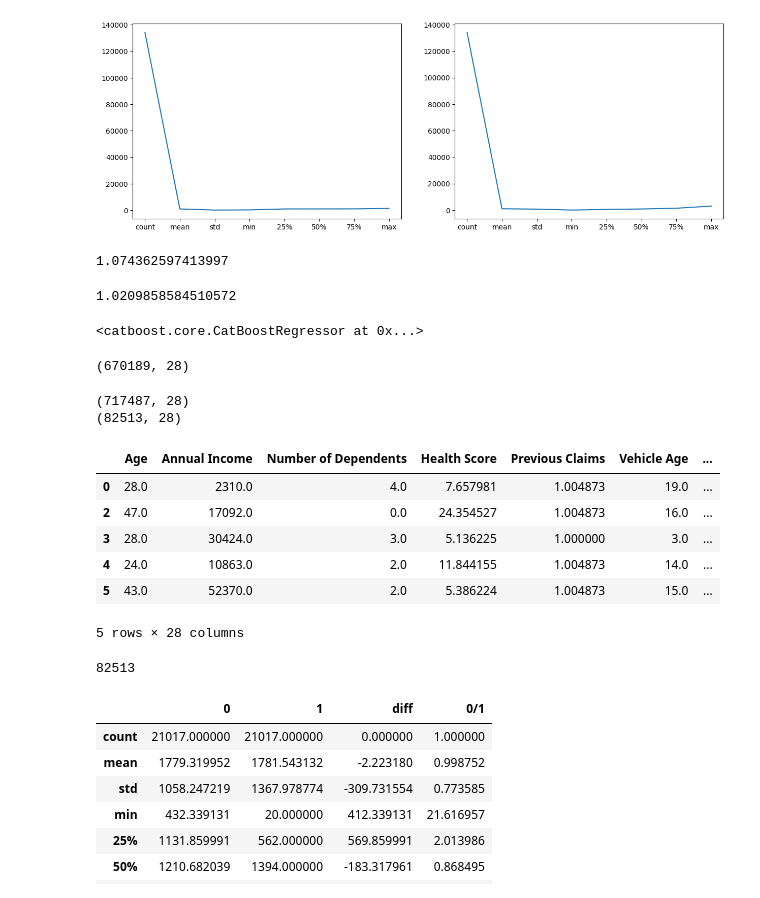
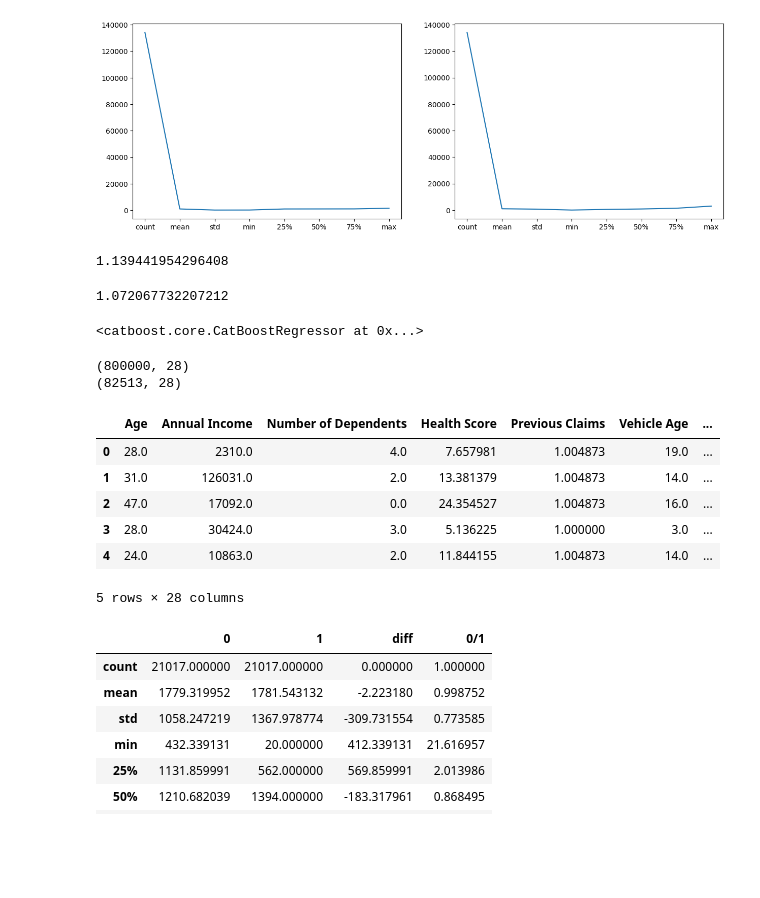
Before and after one commit to yash-meshram/Insurance-Premium, a Jupyter notebook: insurance-premium.ipynb, the cells around one changed output. Cells and saved outputs as stored; diff of their text form; code cells hidden in the pictures; blank space fills up the shorter version.

```diff
--- a/insurance-premium.ipynb
+++ b/insurance-premium.ipynb
@@ -201,10 +130,17 @@ model3 = PolynomialFeatures(degree=4)
 model4 = CatBoostRegressor(
                             # iterations=1000,
                             learning_rate=0.01,
-                            depth = 9,
+                            depth = 14,
                             n_estimators = 1000,
                             verbose = False
 )
+model4_2 = CatBoostRegressor(
+                            # iterations=1000,
+                            learning_rate=0.01,
+                            depth = 14,
+                            n_estimators = 1000,
+                            verbose = False
+)
 # %%
 x_train = model3.fit_transform(x_train)
 x_test = model3.fit_transform(x_test)
@@ -254,61 +190,55 @@ plt.plot(df_pred[1][:1000])
 # %%
 rmsle(y_pred, y_test)
 # %% [output]
-1.074362597413997
+1.139441954296408
 # %%
-rmsle(y_pred-219.25, y_test)
+rmsle(y_pred-270, y_test)
 # %% [output]
-1.0209858584510572
+1.072067732207212
 # %%
 model.fit(x, y)
 # %% [output]
 <catboost.core.CatBoostRegressor at 0x...>
-# %%
-x.shape
-# %% [output]
-(670189, 28)
 # %%
 df_test = pd.read_csv("/kaggle/input/playground-series-s4e12/test.csv")
 
 # for non_object_column in df_test.select_dtypes(exclude = "object").columns:
 #     df_test[non_object_column] = df_test[non_object_column] / df_test[non_object_column].max()
 
 for non_object_column in df_test.select_dtypes(exclude = "object").columns:
     df_test[non_object_column].fillna(df_test[non_object_column].mean(), inplace = True)
 
 df_test["Policy Start Date"] = pd.to_datetime(df_test["Policy Start Date"].apply(lambda x: x[:10]))
 
 df_test = pd.concat(
     [
         df_test.select_dtypes(exclude = "object"),
         pd.get_dummies(df_test.select_dtypes('object'), drop_first = True, dtype = int)
     ],
     axis = "columns"
 )
 
 x_df_test = df_test.drop(['id', 'Policy Start Date'], axis = 1)
 
 x2_df_test = x_df_test[(x_df_test['Previous Claims'] > 2) | (x_df_test['Annual Income'] > 100_000)]
 
-x_df_test = x_df_test[(x_df_test['Previous Claims'] <= 2) & (x_df_test['Annual Income'] <= 100_000)]
+# x_df_test = x_df_test[(x_df_test['Previous Claims'] <= 2) & (x_df_test['Annual Income'] <= 100_000)]
 
 print(x_df_test.shape)
 print(x2_df_test.shape)
 x_df_test.head()
 # %% [output]
-(717487, 28)
+(800000, 28)
 (82513, 28)
 |  | Age | Annual Income | Number of Dependents | Health Score | Previous Claims | Vehicle Age | ... |
 | 0 | 28.0 | 2310.0 | 4.0 | 7.657981 | 1.004873 | 19.0 | ... |
+| 1 | 31.0 | 126031.0 | 2.0 | 13.381379 | 1.004873 | 14.0 | ... |
 | 2 | 47.0 | 17092.0 | 0.0 | 24.354527 | 1.004873 | 16.0 | ... |
 | 3 | 28.0 | 30424.0 | 3.0 | 5.136225 | 1.000000 | 3.0 | ... |
 | 4 | 24.0 | 10863.0 | 2.0 | 11.844155 | 1.004873 | 14.0 | ... |
-| 5 | 43.0 | 52370.0 | 2.0 | 5.386224 | 1.004873 | 15.0 | ... |
 5 rows × 28 columns
 # %%
 df_test[(df_test['Previous Claims'] > 2) | (df_test['Annual Income'] > 100_000)]['Age'].count()
-# %% [output]
-82513
 # %%
 Y_pred_test = model.predict(x_df_test)
 # %%
```
Also changed, not shown: parts of 19 cells of this notebook.
